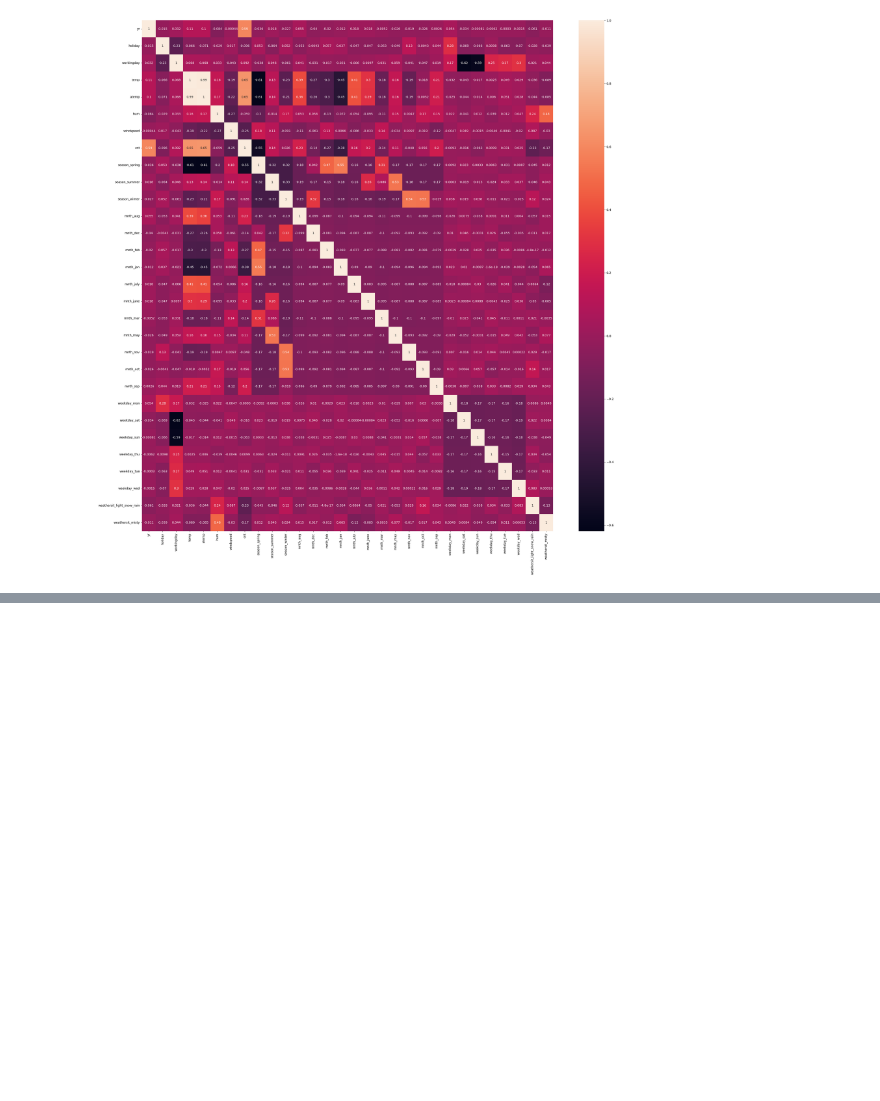
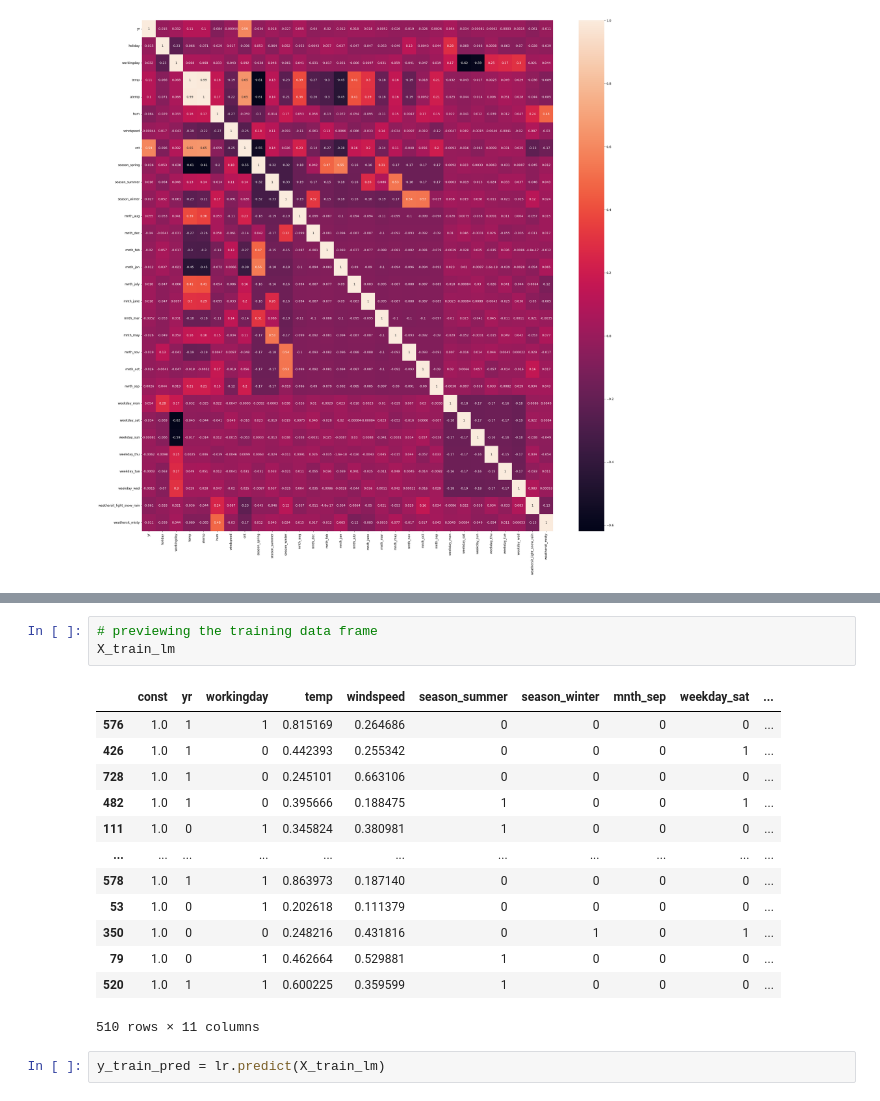
Before and after one commit to anagharavishankar/Regression_Bike_Sharing, a Jupyter notebook: Anagha_Ravishankar_Bike_Sharing.ipynb, the cells around one changed output, grey strips where cells are left out. Saved outputs shown, nothing was run; the diff lists cells and outputs as text; blank space fills up the shorter version.

```diff
--- a/Anagha_Ravishankar_Bike_Sharing.ipynb
+++ b/Anagha_Ravishankar_Bike_Sharing.ipynb
@@ -707,0 +730,19 @@ Notes:
+# %%
+# previewing the training data frame
+X_train_lm
+# %% [output]
+|  | const | yr | workingday | temp | windspeed | season_summer | season_winter | mnth_sep | weekday_sat | ... |
+| 576 | 1.0 | 1 | 1 | 0.815169 | 0.264686 | 0 | 0 | 0 | 0 | ... |
+| 426 | 1.0 | 1 | 0 | 0.442393 | 0.255342 | 0 | 0 | 0 | 1 | ... |
+| 728 | 1.0 | 1 | 0 | 0.245101 | 0.663106 | 0 | 0 | 0 | 0 | ... |
+| 482 | 1.0 | 1 | 0 | 0.395666 | 0.188475 | 1 | 0 | 0 | 1 | ... |
+| 111 | 1.0 | 0 | 1 | 0.345824 | 0.380981 | 1 | 0 | 0 | 0 | ... |
+| ... | ... | ... | ... | ... | ... | ... | ... | ... | ... | ... |
+| 578 | 1.0 | 1 | 1 | 0.863973 | 0.187140 | 0 | 0 | 0 | 0 | ... |
+| 53 | 1.0 | 0 | 1 | 0.202618 | 0.111379 | 0 | 0 | 0 | 0 | ... |
+| 350 | 1.0 | 0 | 0 | 0.248216 | 0.431816 | 0 | 1 | 0 | 1 | ... |
+| 79 | 1.0 | 0 | 1 | 0.462664 | 0.529881 | 1 | 0 | 0 | 0 | ... |
+| 520 | 1.0 | 1 | 1 | 0.600225 | 0.359599 | 1 | 0 | 0 | 0 | ... |
+510 rows × 11 columns
+# %%
+y_train_pred = lr.predict(X_train_lm)
```
Also changed, not shown: parts of 93 cells of this notebook.
